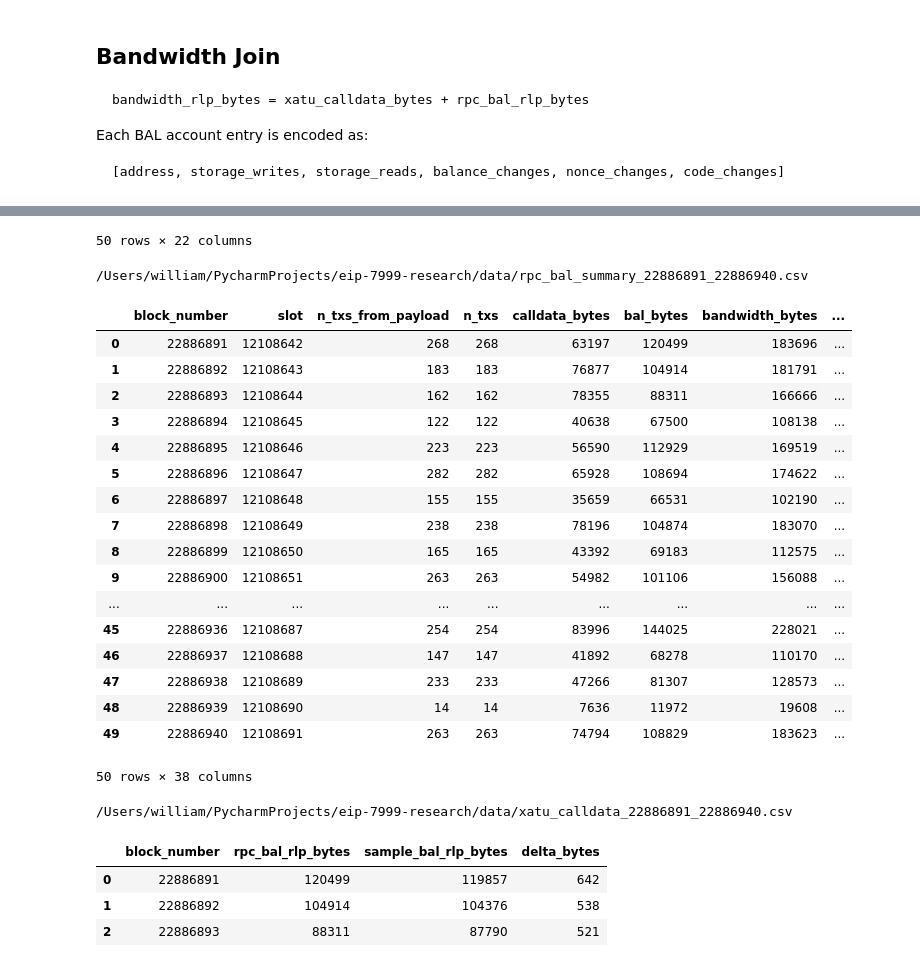
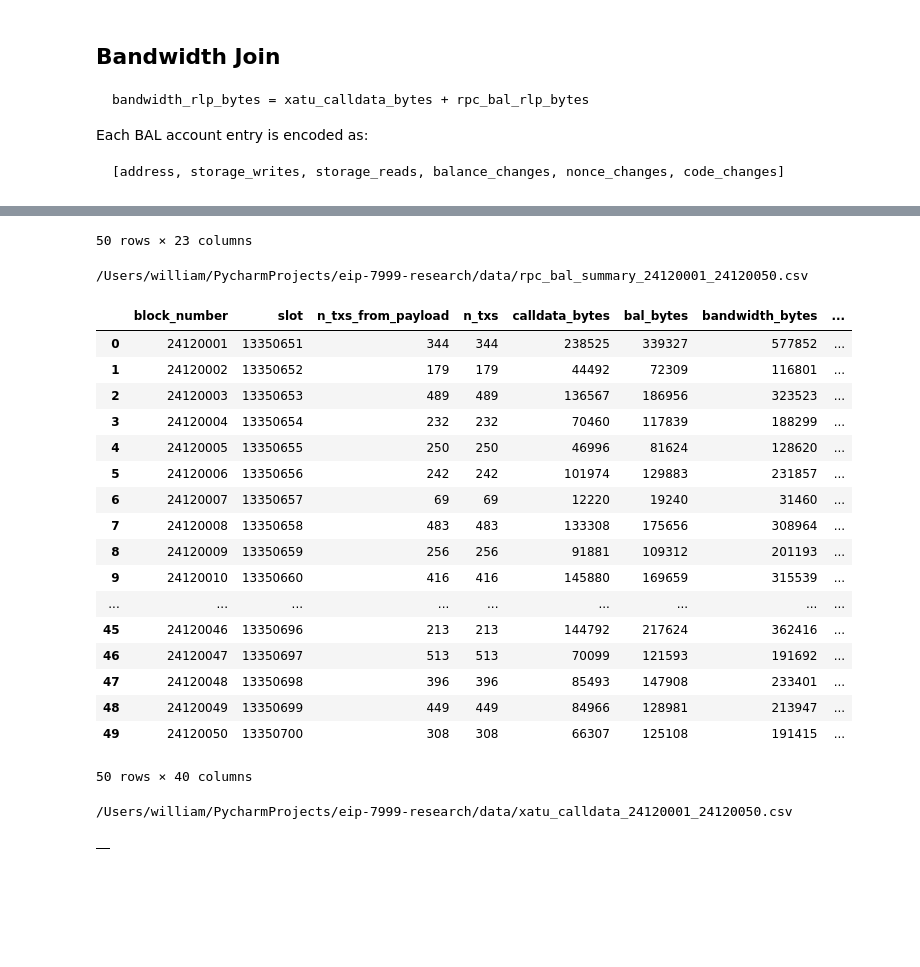
Before and after one commit to M1kuW1ll/eip-7999-research, a Jupyter notebook: notebooks/0.3-rpc-bal-rlp.ipynb, the cells around one changed output, grey strips where cells are left out. Cells and saved outputs as stored; diff of their text form; code cells hidden in the pictures; blank space fills up the shorter version.

```diff
--- a/notebooks/0.3-rpc-bal-rlp.ipynb
+++ b/notebooks/0.3-rpc-bal-rlp.ipynb
@@ -38,10 +38,16 @@ BAL_SEMANTICS = rpc_bal.BAL_SEMANTICS
 build_rpc_bal_for_block = rpc_bal.build_rpc_bal_for_block
 
 load_dotenv(PROJECT_ROOT / ".env")
-RPC_URL = os.environ.get("ALCHEMY_RPC")
-if not RPC_URL:
-    raise RuntimeError("Missing ALCHEMY_RPC in .env")
 
-# Do not print RPC_URL; it contains the API key.
-print("Loaded ALCHEMY_RPC")
+RPC_URL = os.environ.get(
+    "ETHNODEOPS_RPC",
+    "https://erigon.mainnet.rpc.ethnodeops.xyz",
+)
+ETHNODEOPS_API_KEY = os.environ.get("ETHNODEOPS_API_KEY") or os.environ.get("hoodi_api_key")
+if not ETHNODEOPS_API_KEY:
+    raise RuntimeError("Missing ETHNODEOPS_API_KEY in .env")
+
+RPC_HEADERS = {"X-API-Key": ETHNODEOPS_API_KEY}
+RPC_PROVIDER_LABEL = "ethnodeops_erigon_mainnet"
+print("Loaded ETHNODEOPS_API_KEY; using ethnodeops Erigon mainnet RPC")
 # %% [output]
@@ -49,5 +55,5 @@ Loaded ALCHEMY_RPC
 # %%
-START_BLOCK = 22_886_891
+START_BLOCK = 24_120_001
 N_BLOCKS = 50
 BLOCKS = list(range(START_BLOCK, START_BLOCK + N_BLOCKS))
 CALLDATA_CSV = PROJECT_ROOT / "data" / f"xatu_calldata_{min(BLOCKS)}_{max(BLOCKS)}.csv"
@@ -96,6 +101,7 @@ display(calldata)
 # %%
 summary_cols = [
     "block_number",
+    "rpc_provider",
     "bal_semantics",
     "include_reads",
     "include_system_changes",
@@ -122,10 +128,11 @@ summary_cols = [
 rows = []
 if SUMMARY_CSV.exists():
     prior = pd.read_csv(SUMMARY_CSV)
-    required_cache_cols = {"bal_semantics", "include_reads", "include_system_changes"}
+    required_cache_cols = {"rpc_provider", "bal_semantics", "include_reads", "include_system_changes"}
     if required_cache_cols.issubset(prior.columns):
         prior = prior[
-            (prior["bal_semantics"] == BAL_SEMANTICS_VERSION)
+            (prior["rpc_provider"] == RPC_PROVIDER_LABEL)
+            & (prior["bal_semantics"] == BAL_SEMANTICS_VERSION)
             & (prior["include_reads"].astype(bool) == INCLUDE_READS)
             & (prior["include_system_changes"].astype(bool) == INCLUDE_SYSTEM_CHANGES)
         ]
@@ -146,10 +153,13 @@ for block_number in BLOCKS:
         RPC_URL,
         block_number,
         calldata_bytes=calldata_by_block[block_number],
+        rpc_headers=RPC_HEADERS,
         include_reads=INCLUDE_READS,
         include_system_changes=INCLUDE_SYSTEM_CHANGES,
     )
-    rows.append(result.summary.as_dict())
+    row = result.summary.as_dict()
+    row["rpc_provider"] = RPC_PROVIDER_LABEL
+    rows.append(row)
     seen.add(int(block_number))
     rlp_outputs[block_number] = result.rlp_bytes
     if WRITE_CSV:
@@ -233,24 +243,24 @@ Skipping block 22886940; already in rpc_bal_summary_22886891_22886940.csv
-50 rows × 22 columns
+50 rows × 23 columns
-/Users/william/PycharmProjects/eip-7999-research/data/rpc_bal_summary_22886891_22886940.csv
+/Users/william/PycharmProjects/eip-7999-research/data/rpc_bal_summary_24120001_24120050.csv
 |  | block_number | slot | n_txs_from_payload | n_txs | calldata_bytes | bal_bytes | bandwidth_bytes | ... |
-| 0 | 22886891 | 12108642 | 268 | 268 | 63197 | 120499 | 183696 | ... |
-| 1 | 22886892 | 12108643 | 183 | 183 | 76877 | 104914 | 181791 | ... |
-| 2 | 22886893 | 12108644 | 162 | 162 | 78355 | 88311 | 166666 | ... |
-| 3 | 22886894 | 12108645 | 122 | 122 | 40638 | 67500 | 108138 | ... |
-| 4 | 22886895 | 12108646 | 223 | 223 | 56590 | 112929 | 169519 | ... |
-| 5 | 22886896 | 12108647 | 282 | 282 | 65928 | 108694 | 174622 | ... |
-| 6 | 22886897 | 12108648 | 155 | 155 | 35659 | 66531 | 102190 | ... |
-| 7 | 22886898 | 12108649 | 238 | 238 | 78196 | 104874 | 183070 | ... |
-| 8 | 22886899 | 12108650 | 165 | 165 | 43392 | 69183 | 112575 | ... |
-| 9 | 22886900 | 12108651 | 263 | 263 | 54982 | 101106 | 156088 | ... |
+| 0 | 24120001 | 13350651 | 344 | 344 | 238525 | 339327 | 577852 | ... |
+| 1 | 24120002 | 13350652 | 179 | 179 | 44492 | 72309 | 116801 | ... |
+| 2 | 24120003 | 13350653 | 489 | 489 | 136567 | 186956 | 323523 | ... |
+| 3 | 24120004 | 13350654 | 232 | 232 | 70460 | 117839 | 188299 | ... |
+| 4 | 24120005 | 13350655 | 250 | 250 | 46996 | 81624 | 128620 | ... |
+| 5 | 24120006 | 13350656 | 242 | 242 | 101974 | 129883 | 231857 | ... |
+| 6 | 24120007 | 13350657 | 69 | 69 | 12220 | 19240 | 31460 | ... |
+| 7 | 24120008 | 13350658 | 483 | 483 | 133308 | 175656 | 308964 | ... |
+| 8 | 24120009 | 13350659 | 256 | 256 | 91881 | 109312 | 201193 | ... |
+| 9 | 24120010 | 13350660 | 416 | 416 | 145880 | 169659 | 315539 | ... |
 | ... | ... | ... | ... | ... | ... | ... | ... | ... |
-| 45 | 22886936 | 12108687 | 254 | 254 | 83996 | 144025 | 228021 | ... |
-| 46 | 22886937 | 12108688 | 147 | 147 | 41892 | 68278 | 110170 | ... |
-| 47 | 22886938 | 12108689 | 233 | 233 | 47266 | 81307 | 128573 | ... |
-| 48 | 22886939 | 12108690 | 14 | 14 | 7636 | 11972 | 19608 | ... |
-| 49 | 22886940 | 12108691 | 263 | 263 | 74794 | 108829 | 183623 | ... |
+| 45 | 24120046 | 13350696 | 213 | 213 | 144792 | 217624 | 362416 | ... |
+| 46 | 24120047 | 13350697 | 513 | 513 | 70099 | 121593 | 191692 | ... |
+| 47 | 24120048 | 13350698 | 396 | 396 | 85493 | 147908 | 233401 | ... |
+| 48 | 24120049 | 13350699 | 449 | 449 | 84966 | 128981 | 213947 | ... |
+| 49 | 24120050 | 13350700 | 308 | 308 | 66307 | 125108 | 191415 | ... |
-50 rows × 38 columns
+50 rows × 40 columns
-/Users/william/PycharmProjects/eip-7999-research/data/xatu_calldata_22886891_22886940.csv
+/Users/william/PycharmProjects/eip-7999-research/data/xatu_calldata_24120001_24120050.csv
 # %%
 # Optional local calibration against nerolation/eth-bal-analysis raw RLP samples.
 sample_dir = Path("/private/tmp/eth-bal-analysis/bal_raw/rlp")
@@ -272,7 +282,4 @@ if sample_dir.exists():
 calibration = pd.DataFrame(calibration_rows)
 display(calibration)
 # %% [output]
-|  | block_number | rpc_bal_rlp_bytes | sample_bal_rlp_bytes | delta_bytes |
-| 0 | 22886891 | 120499 | 119857 | 642 |
-| 1 | 22886892 | 104914 | 104376 | 538 |
-| 2 | 22886893 | 88311 | 87790 | 521 |
+|  |
```
Also changed, not shown: parts of 3 cells of this notebook, 14 other files.
